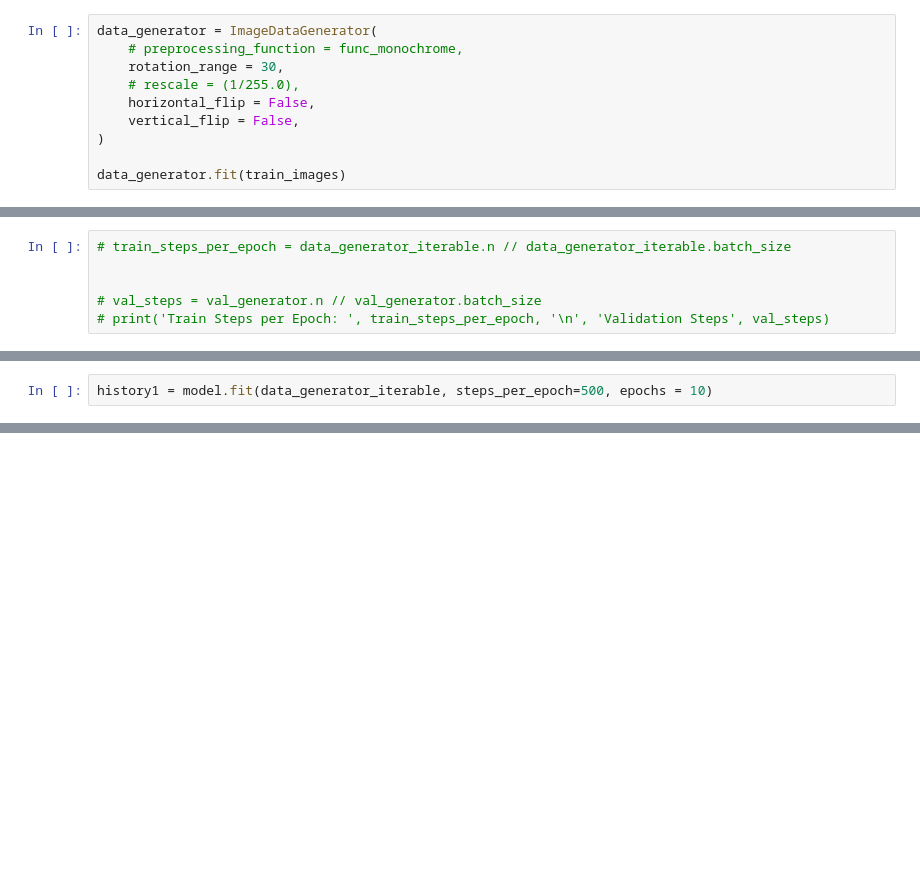
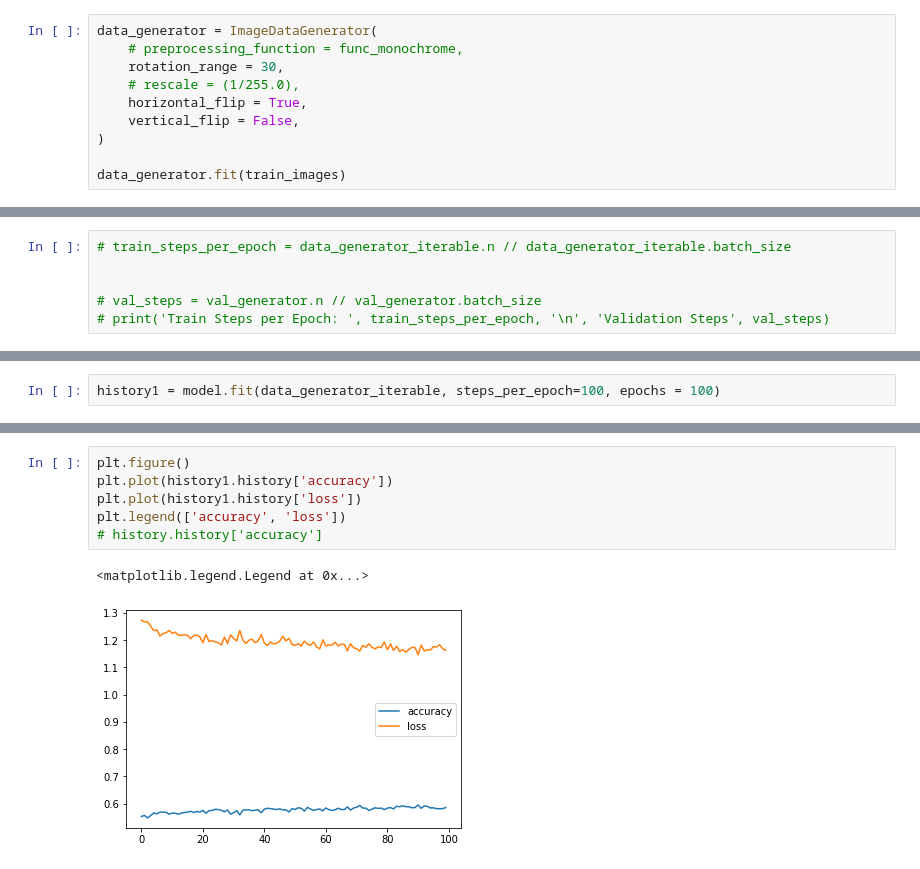
Before and after one commit to Arush0113/EEG_Pipeline, a Jupyter notebook: Sequential_Modelling_CateCrossEnt_lossMode_EEG_Pipeline.ipynb, the cells around one changed output, grey strips where cells are left out. Drawn from its saved outputs; the diff is of its cells as text; blank space fills up the shorter version.

```diff
--- a/Sequential_Modelling_CateCrossEnt_lossMode_EEG_Pipeline.ipynb
+++ b/Sequential_Modelling_CateCrossEnt_lossMode_EEG_Pipeline.ipynb
@@ -94,7 +92,7 @@ data_generator = ImageDataGenerator(
     # preprocessing_function = func_monochrome,
     rotation_range = 30,
     # rescale = (1/255.0),
-    horizontal_flip = False,
+    horizontal_flip = True,
     vertical_flip = False,
 )
 
@@ -209,4 +198,4 @@ print(train_labels[0])
 [0. 0. 0. 0. 0. 0. 1. 0. 0. 0.]
 # %%
-history1 = model.fit(data_generator_iterable, steps_per_epoch=500, epochs = 10)
+history1 = model.fit(data_generator_iterable, steps_per_epoch=100, epochs = 100)
 # %% [output]
@@ -232,0 +219,9 @@ Epoch 10/10
+# %%
+plt.figure()
+plt.plot(history1.history['accuracy'])
+plt.plot(history1.history['loss'])
+plt.legend(['accuracy', 'loss'])
+# history.history['accuracy']
+# %% [output]
+<matplotlib.legend.Legend at 0x...>
+[figure, added]
```
Also changed, not shown: parts of 7 cells of this notebook.
